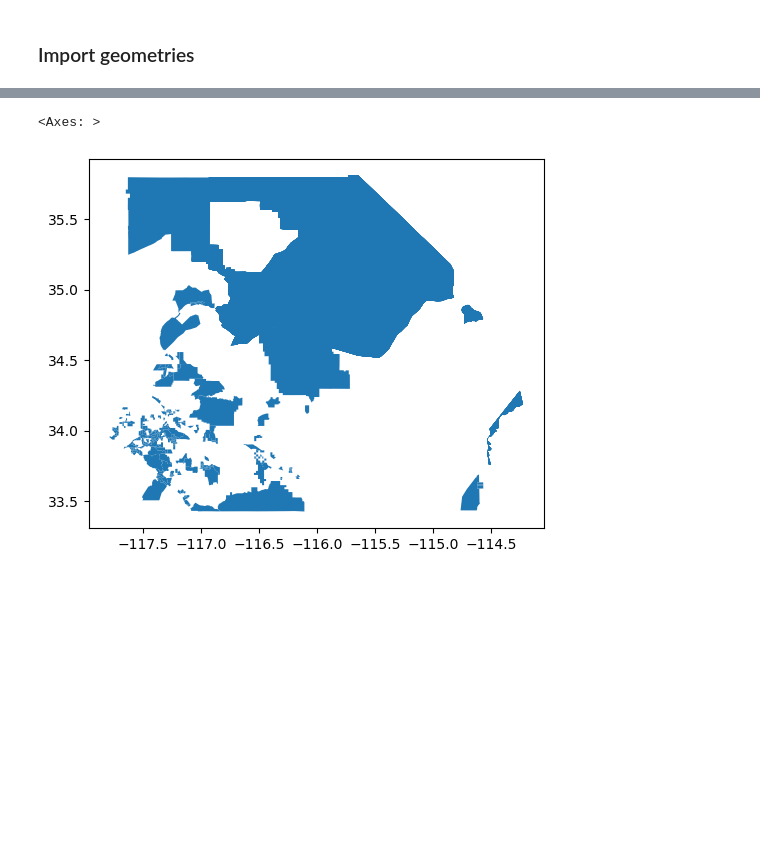
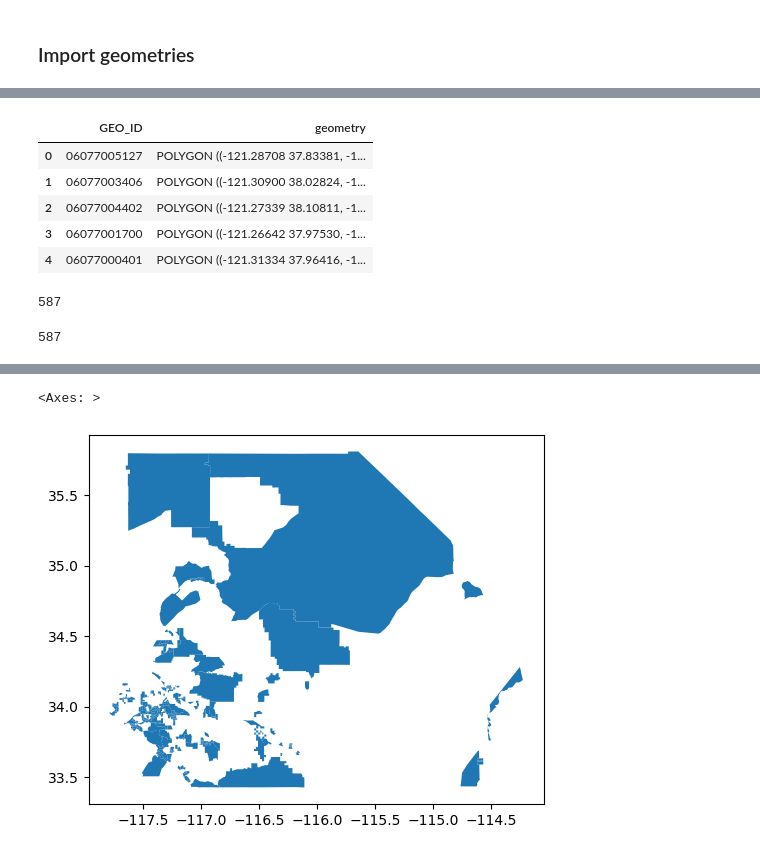
Before and after one commit to monishareginald/uds-warehouse-project, a Jupyter notebook: Census-2009.ipynb, the cells around one changed output, grey strips where cells are left out. Saved outputs shown, nothing was run; the diff lists cells and outputs as text; code cells hidden in the pictures; blank space fills up the shorter version.

```diff
--- a/Census-2009.ipynb
+++ b/Census-2009.ipynb
@@ -994,3 +1043,12 @@ tract_geo = tract_geo[['GEOID', 'geometry']]
 # %%
 #rename key
 tract_geo = tract_geo.rename(columns={'GEOID':'GEO_ID'})
+# %%
+tract_geo.head()
+# %% [output]
+|  | GEO_ID | geometry |
+| 0 | 06077005127 | POLYGON ((-121.28708 37.83381, -1... |
+| 1 | 06077003406 | POLYGON ((-121.30900 38.02824, -1... |
+| 2 | 06077004402 | POLYGON ((-121.27339 38.10811, -1... |
+| 3 | 06077001700 | POLYGON ((-121.26642 37.97530, -1... |
+| 4 | 06077000401 | POLYGON ((-121.31334 37.96416, -1... |
@@ -999,0 +1060,4 @@ census_df_2009 = gpd.merge(census_df_2009,tract_geo,on='GEO_ID')
+# %%
+len(census_df_2009_merged)
+# %% [output]
+587
@@ -1000,2 +1068,6 @@ census_df_2009 = gpd.merge(census_df_2009,tract_geo,on='GEO_ID')
+# %%
+len(matches)
+# %% [output]
+587
 # %%
 #create gdf
```
Also changed, not shown: parts of 30 cells of this notebook.
